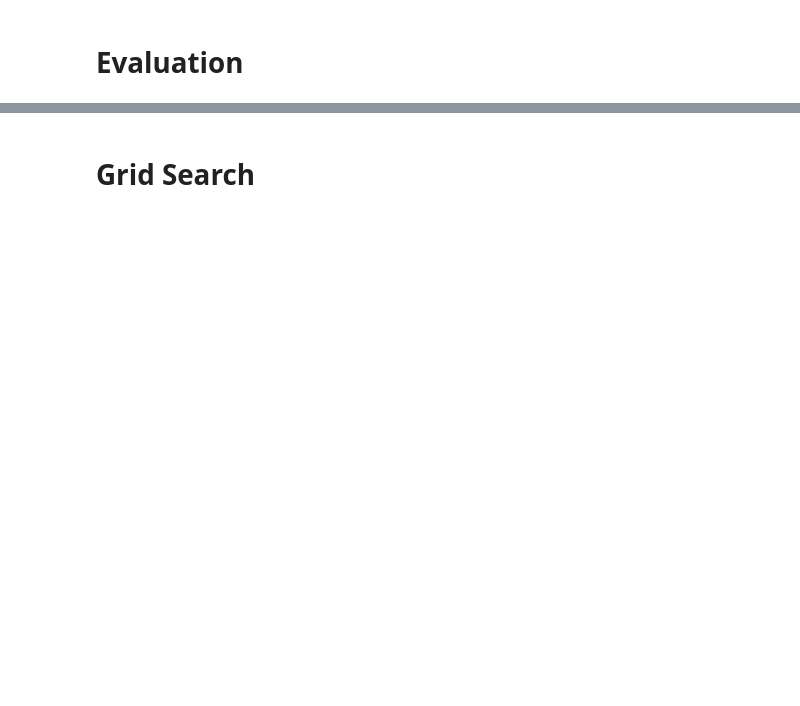
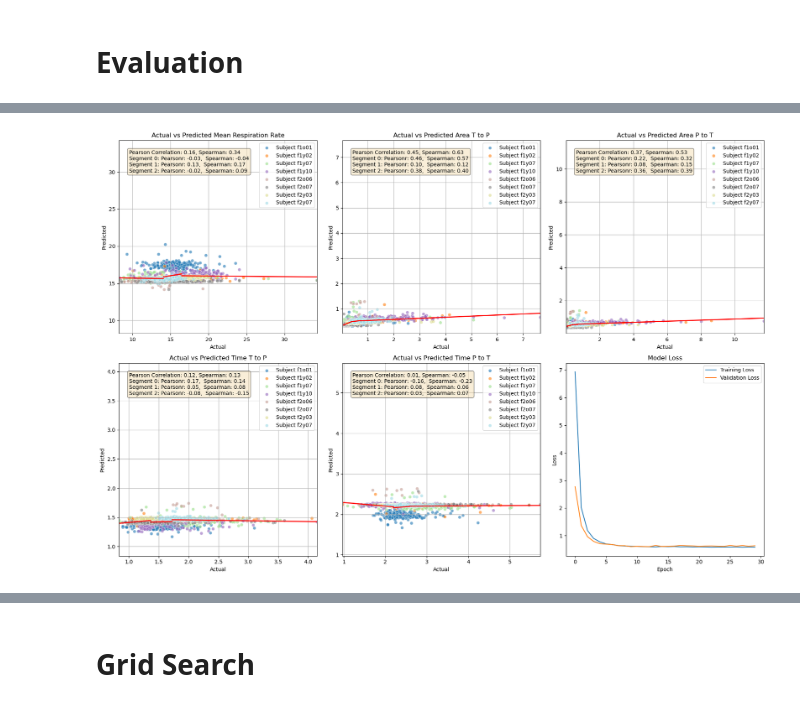
Before and after one commit to mkucukos/ECG-based-respiratory-predictions, a Jupyter notebook: model_build.ipynb, the cells around one changed output, grey strips where cells are left out. Cells and saved outputs as stored; diff of their text form; code cells hidden in the pictures; blank space fills up the shorter version.

```diff
--- a/model_build.ipynb
+++ b/model_build.ipynb
@@ -358,6 +642,6 @@ KeyboardInterrupt:
 # %% [markdown]
 # Evaluation
 # %%
-Y_pred = model.predict(X_test,verbose = 1)
+Y_pred = model.predict([X_test,X_test_wavelet,X_test_feature],verbose = 1)
 Y_pred
 # %% [output]
@@ -498,0 +718,77 @@ Output 4: P-value: 0.3461268163172573
+# %%
+# Function to fit and plot piecewise linear regression
+def piecewise_regression(x, y, breakpoints, ax):
+    segments = np.split(np.argsort(x), np.searchsorted(x[np.argsort(x)], breakpoints))
+    segment_texts = []
+
+    for i,segment in enumerate(segments):
+        if len(segment) > 1:  # Fit line if segment contains more than one point
+            slope, intercept, _, _, _ = linregress(x[segment], y[segment])
+            ax.plot(x[segment], slope * x[segment] + intercept, color='red', linewidth=2)
+
+            # Calculate Pearson correlation coefficient and p-value for each segment
+            corr, p_val = pearsonr(x[segment], y[segment])
+            spearman_corr, spearman_p_val = spearmanr(x[segment], y[segment])
+            segment_texts.append(f'Segment {i}: Pearsonr: {corr:.2f},  Spearman: {spearman_corr:.2f}')
+
+    return segment_texts
+# Get a list of unique subject IDs and create a color map
+unique_subject_ids = np.unique(test_subject_id)
+colors = plt.colormaps['tab20'](np.linspace(0, 1, len(unique_subject_ids)))
+color_map = {subject_id: colors[i] for i, subject_id in enumerate(unique_subject_ids)}
+
+# Initialize the figure and subplots
+fig, axes = plt.subplots(2, 3, figsize=(18, 12))
+axes = axes.flatten()
+output_names = ['Mean Respiration Rate', 'Area T to P', 'Area P to T', 'Time T to P', 'Time P to T']
+
+for i in range(5):
+    # Calculate the Pearson correlation coefficient
+    correlation, p_value = pearsonr(Y_test[:, i], Y_pred[i].flatten())
+    spearman_corr, spearman_p_value = spearmanr(Y_test[:, i], Y_pred[i].flatten())
+    print(f"Output {i}: Pearson Correlation: {correlation}")
+    print(f"Output {i}: P-value: {p_value}")
+
+    # # Create scatter plot
+    # axes[i].scatter(Y_test[:, i], Y_pred[i].flatten(), alpha=0.6, edgecolors='w', linewidth=0.5, label='Data points')
+
+    for subject_id in unique_subject_ids:
+        mask = test_subject_id == subject_id
+        axes[i].scatter(Y_test[mask, i], Y_pred[i].flatten()[mask], alpha=0.6, edgecolors='w', linewidth=0.5, label=f'Subject {subject_id}', color=color_map[subject_id])
+    # Define breakpoints
+    breakpoints = np.percentile(Y_test[:, i], [33, 66])
+
+    # Fit and plot piecewise regression
+    segment_texts = piecewise_regression(Y_test[:, i], Y_pred[i].flatten(), breakpoints, axes[i])
+
+    axes[i].set_title(f'Actual vs Predicted {output_names[i]}')
+    axes[i].set_xlabel('Actual')
+    axes[i].set_ylabel('Predicted')
+    axes[i].grid(True)
+    axes[i].legend(loc='upper right')
+
+    # Add text box with correlation and p-value
+    textstr = f'Pearson Correlation: {correlation:.2f}, Spearman: {spearman_corr:.2f}\n' + '\n'.join(segment_texts)
+    props = dict(boxstyle='round', facecolor='wheat', alpha=0.5)
+    axes[i].text(0.05, 0.95, textstr, transform=axes[i].transAxes, fontsize=10,
+                 verticalalignment='top', bbox=props)
+
+# Plot the model loss
+axes[5].plot(history.history['loss'], label='Training Loss')
+axes[5].plot(history.history['val_loss'], label='Validation Loss')
+axes[5].set_title('Model Loss')
+axes[5].set_ylabel('Loss')
+axes[5].set_xlabel('Epoch')
+axes[5].legend()
+
+# Adjust layout to prevent overlap
+plt.tight_layout()
+
+# Ensure x and y axes have the same scale
+for i, ax in enumerate(axes):
+    if i < len(output_names):
+        ax.set_xlim([min(Y_test[:, i].min(), Y_pred[i].min()), max(Y_test[:, i].max(), Y_pred[i].max())])
+        ax.set_ylim([min(Y_test[:, i].min(), Y_pred[i].min()), max(Y_test[:, i].max(), Y_pred[i].max())])
+
+plt.show()
+# %% [output]
@@ -498,0 +805 @@ Output 4: P-value: 0.3461268163172573
+[figure, added]
```
Also changed, not shown: parts of 36 cells of this notebook, 4 other files.
